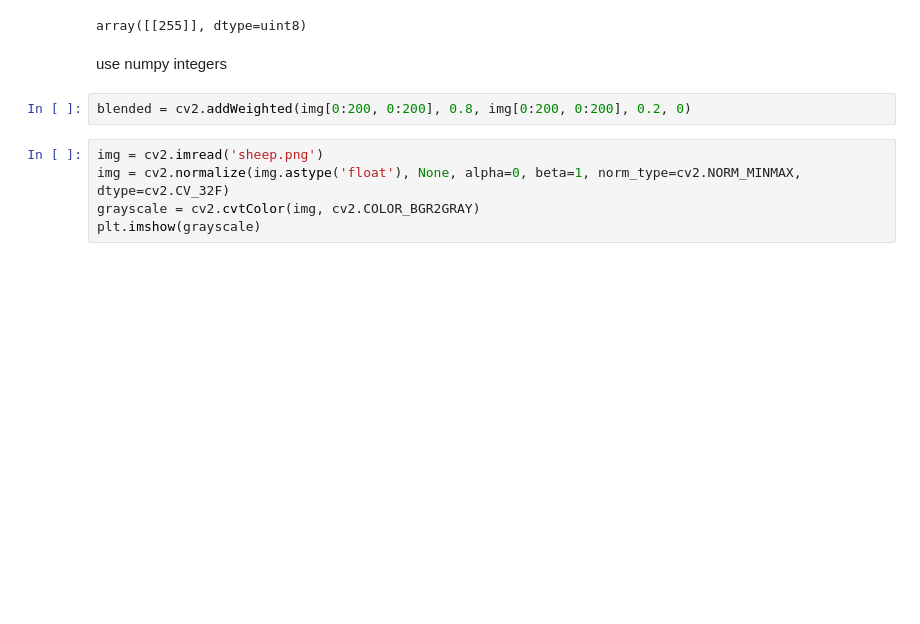
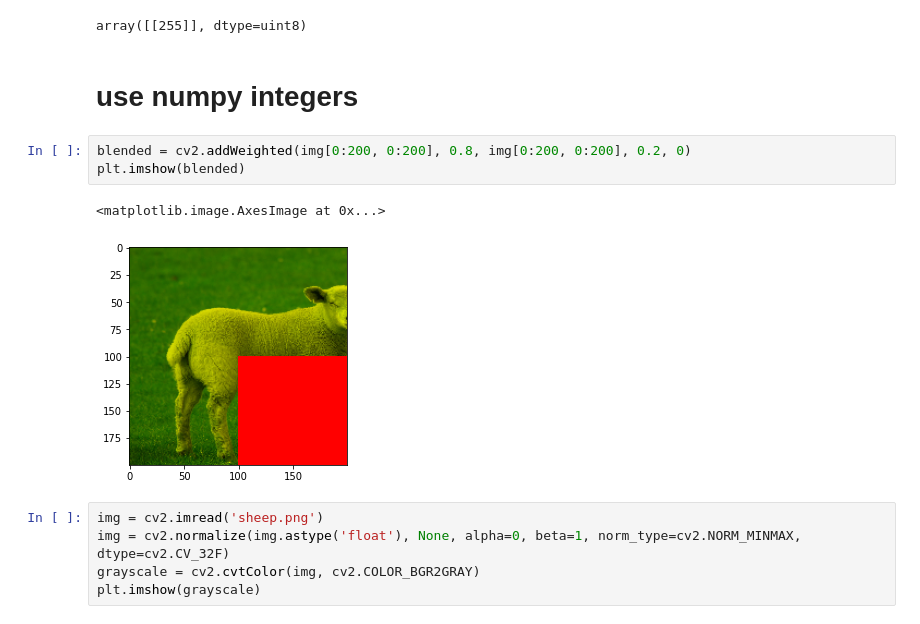
Before and after one commit to Sarsoo/computer-vision, a Jupyter notebook: opencv.ipynb, the cells around one changed output. Drawn from its saved outputs; the diff is of its cells as text; blank space fills up the shorter version.

```diff
--- a/opencv.ipynb
+++ b/opencv.ipynb
@@ -73,9 +73,13 @@ cv2.add(x, y)
 # %% [output]
 array([[255]], dtype=uint8)
 # %% [markdown]
-use numpy integers
+# use numpy integers
 # %%
 blended = cv2.addWeighted(img[0:200, 0:200], 0.8, img[0:200, 0:200], 0.2, 0)
+plt.imshow(blended)
+# %% [output]
+<matplotlib.image.AxesImage at 0x...>
+[figure, added]
 # %%
 img = cv2.imread('sheep.png')
 img = cv2.normalize(img.astype('float'), None, alpha=0, beta=1, norm_type=cv2.NORM_MINMAX, dtype=cv2.CV_32F)
```
Also changed, not shown: parts of 9 cells of this notebook, 6 other files.
